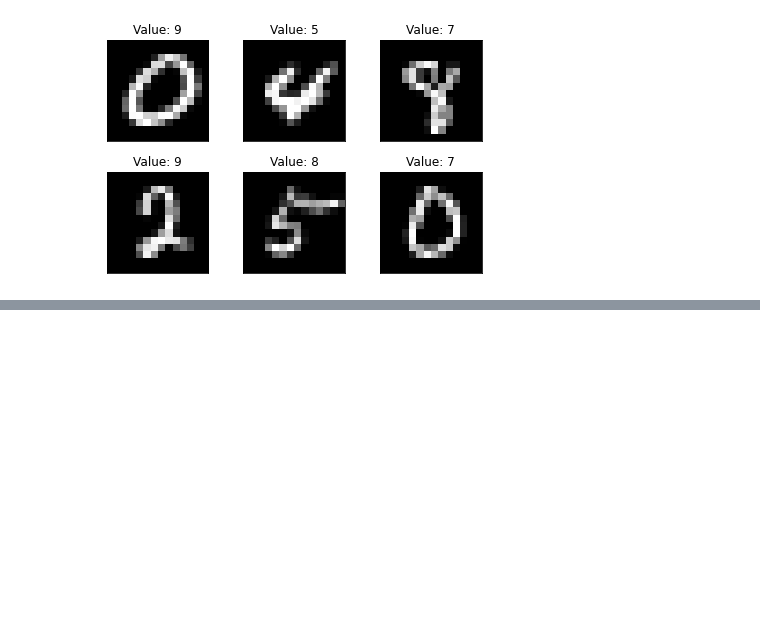
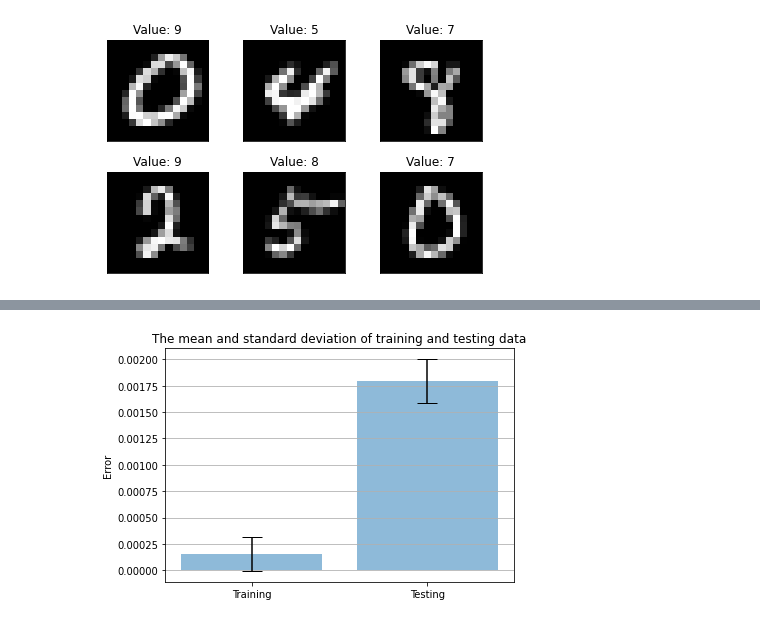
Before and after one commit to neilgogogo/deep_learnig, a Jupyter notebook: pro1/weights_sharing_CNN.ipynb, the cells around one changed output, grey strips where cells are left out. Saved outputs shown, nothing was run; the diff lists cells and outputs as text; code cells hidden in the pictures; blank space fills up the shorter version.

```diff
--- a/pro1/weights_sharing_CNN.ipynb
+++ b/pro1/weights_sharing_CNN.ipynb
@@ -339,0 +277,26 @@ The mean of test error: 17.8%
+# %%
+#plot the standard
+# Define labels, positions, bar heights and error bar heights
+labels = ['Training', 'Testing']
+x_pos = np.arange(len(labels))
+means = [np.mean(train_errors)/100, np.mean(test_errors)/100]
+stds = [np.std(np.divide(train_errors, 100)), np.std(np.divide(test_errors, 100))]
+# Build the plot
+fig, ax = plt.subplots()
+ax.bar(x_pos, means,
+       yerr=stds,
+       align='center',
+       alpha=0.5,
+       ecolor='black',
+       capsize=10)
+ax.set_ylabel('Error')
+ax.set_xticks(x_pos)
+ax.set_xticklabels(labels)
+ax.set_title('The mean and standard deviation of training and testing data')
+ax.yaxis.grid(True)
+
+# show the plot
+plt.tight_layout()
+plt.show()
+# %% [output]
+[figure, added]
```
Also changed, not shown: parts of 13 cells of this notebook, 9 other files.
